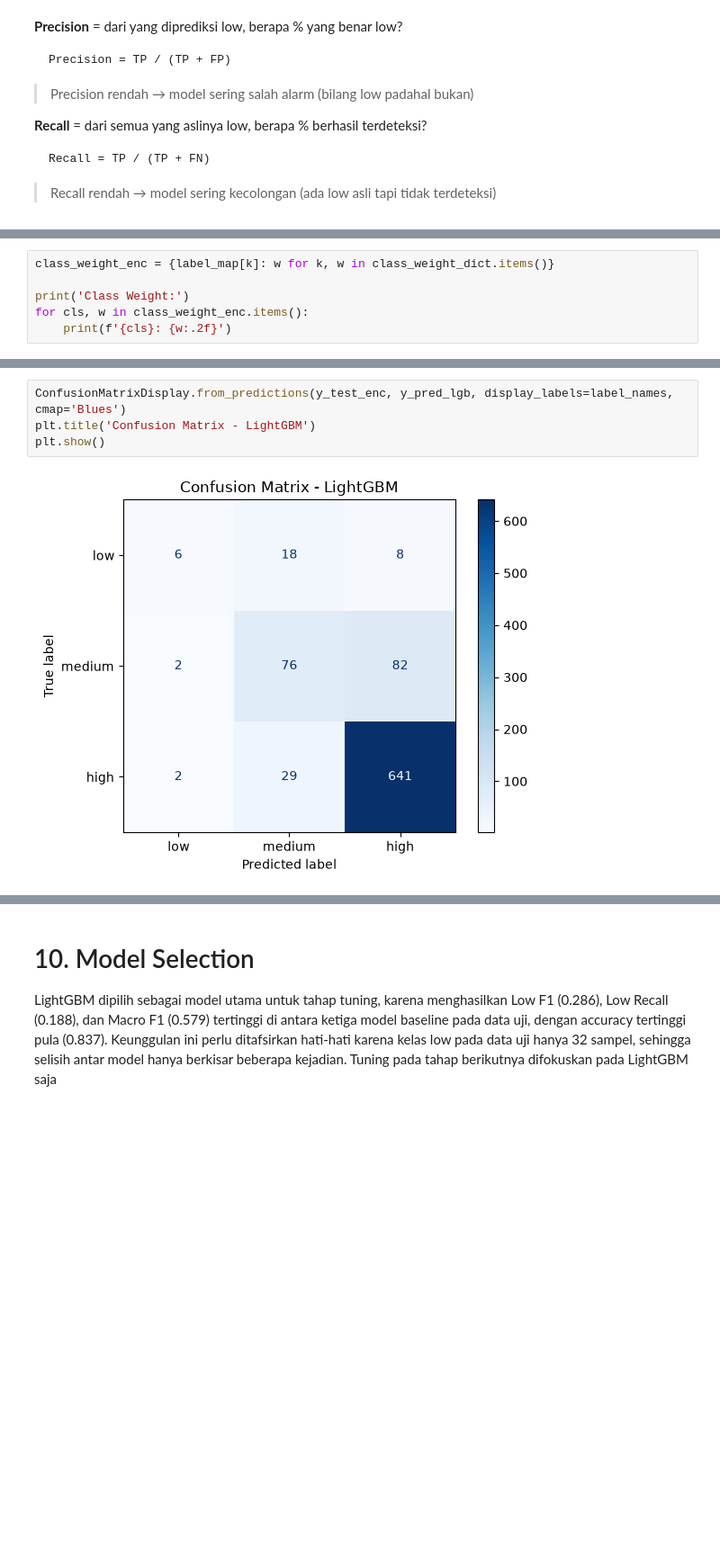
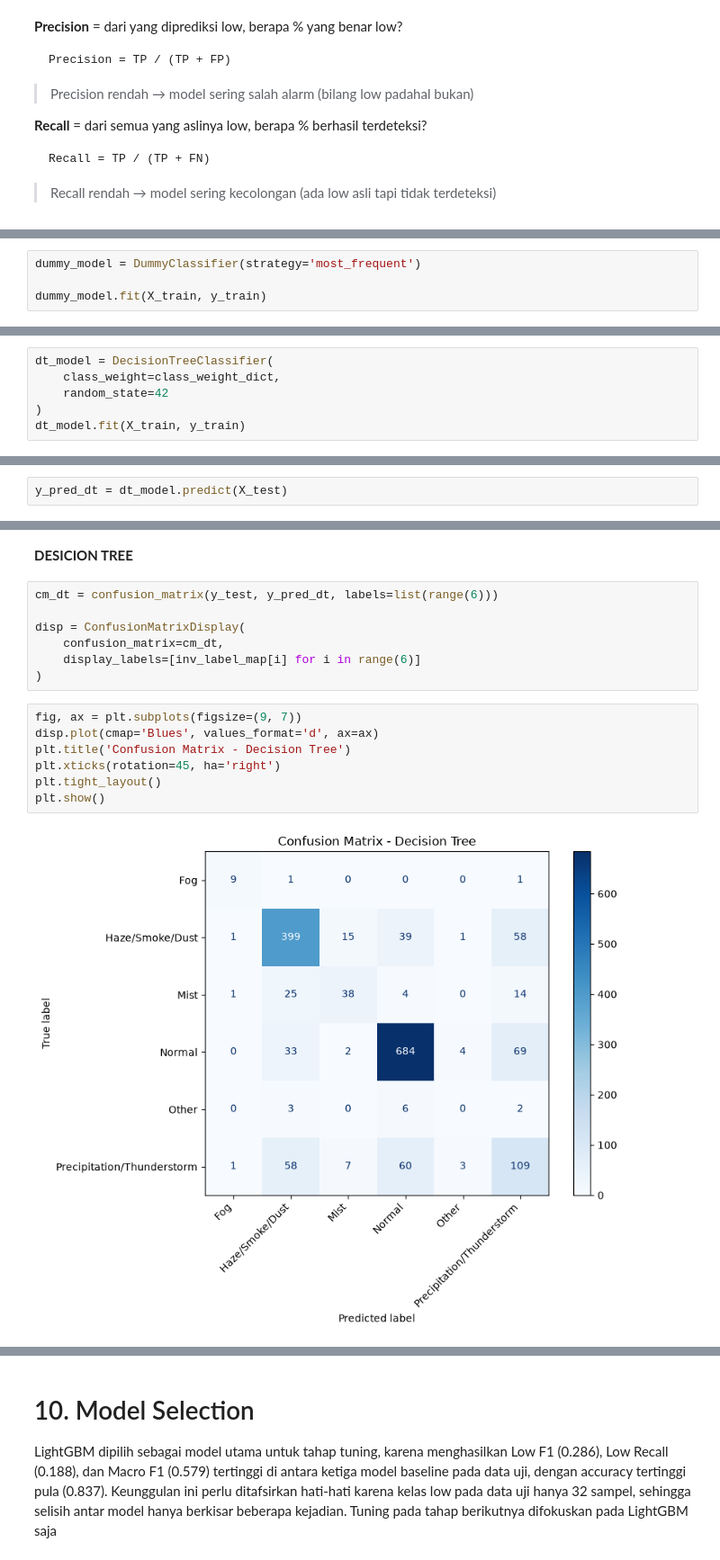
Before and after one commit to sirly82/visibility-project, a Jupyter notebook: visibility_phenomenon_classification_2025.ipynb, the cells around one changed output, grey strips where cells are left out. Shown at 90% size. Drawn from its saved outputs; the diff is of its cells as text; blank space fills up the shorter version.

Commit message:
update Handling Class Imbalance, Feature Selection, and Baseline Modelling

```diff
--- a/visibility_phenomenon_classification_2025.ipynb
+++ b/visibility_phenomenon_classification_2025.ipynb
@@ -1386,0 +1478,4 @@ Name: count, dtype: int64
+# %%
+dummy_model = DummyClassifier(strategy='most_frequent')
+
+dummy_model.fit(X_train, y_train)
@@ -1391,7 +1524,7 @@ Melatih Random Forest, XGBoost, dan LightGBM menggunakan parameter dasar dengan
 # %%
-class_weight_enc = {label_map[k]: w for k, w in class_weight_dict.items()}
-
-print('Class Weight:')
-for cls, w in class_weight_enc.items():
-    print(f'{cls}: {w:.2f}')
+dt_model = DecisionTreeClassifier(
+    class_weight=class_weight_dict,
+    random_state=42
+)
+dt_model.fit(X_train, y_train)
 # %% [output]
@@ -1471,0 +1687,2 @@ Mengevaluasi ketiga model pada data uji menggunakan precision, recall, dan F1-sc
+# %%
+y_pred_dt = dt_model.predict(X_test)
@@ -1549,6 +1810,18 @@ plt.show()
-# %%
-ConfusionMatrixDisplay.from_predictions(y_test_enc, y_pred_lgb, display_labels=label_names, cmap='Blues')
-plt.title('Confusion Matrix - LightGBM')
-plt.show()
-# %% [output]
-[figure, removed]
+# %% [markdown]
+**DESICION TREE**
+# %%
+cm_dt = confusion_matrix(y_test, y_pred_dt, labels=list(range(6)))
+
+disp = ConfusionMatrixDisplay(
+    confusion_matrix=cm_dt,
+    display_labels=[inv_label_map[i] for i in range(6)]
+)
+# %%
+fig, ax = plt.subplots(figsize=(9, 7))
+disp.plot(cmap='Blues', values_format='d', ax=ax)
+plt.title('Confusion Matrix - Decision Tree')
+plt.xticks(rotation=45, ha='right')
+plt.tight_layout()
+plt.show()
+# %% [output]
+[figure, added]
```
Also changed, not shown: parts of 104 cells of this notebook.
